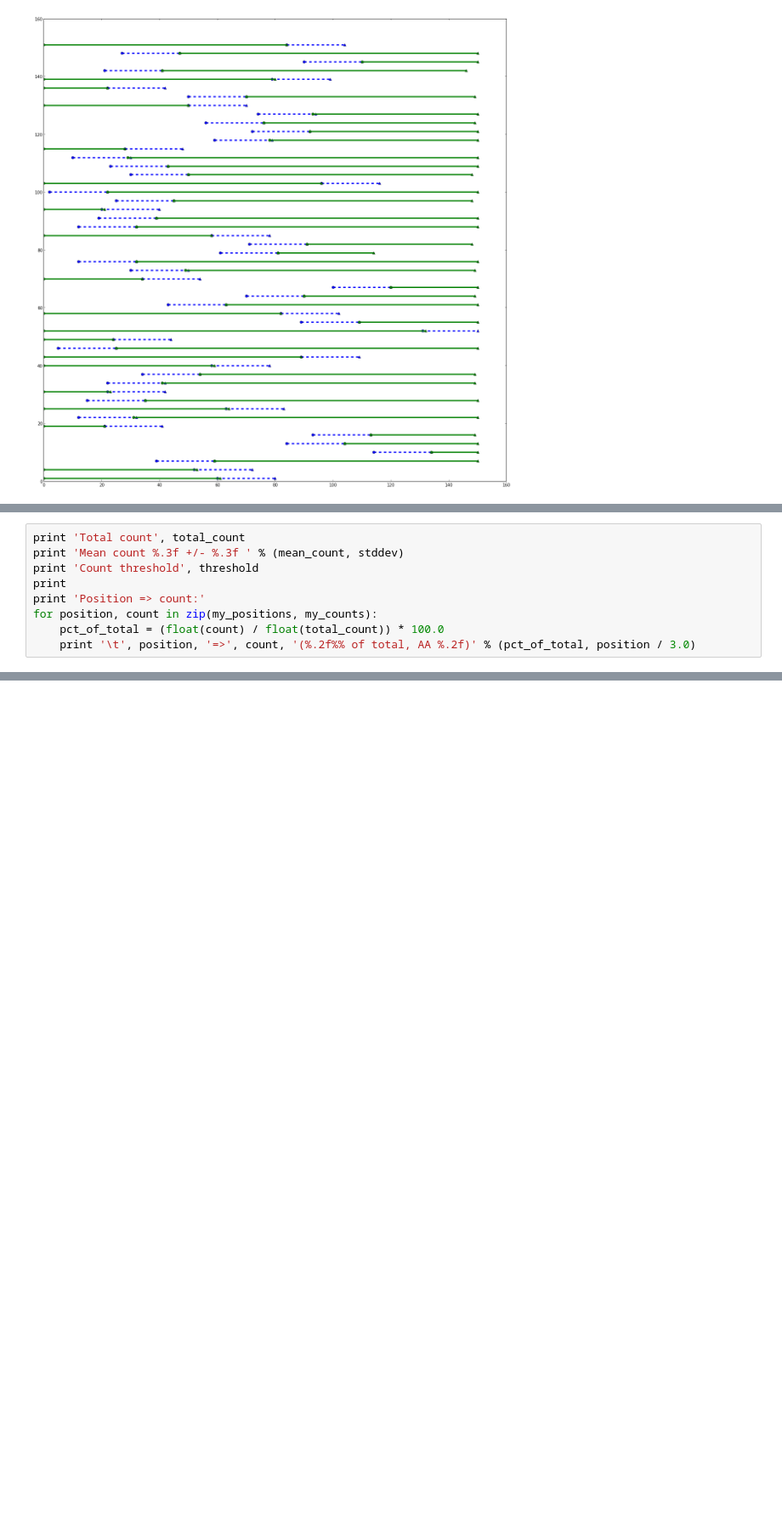
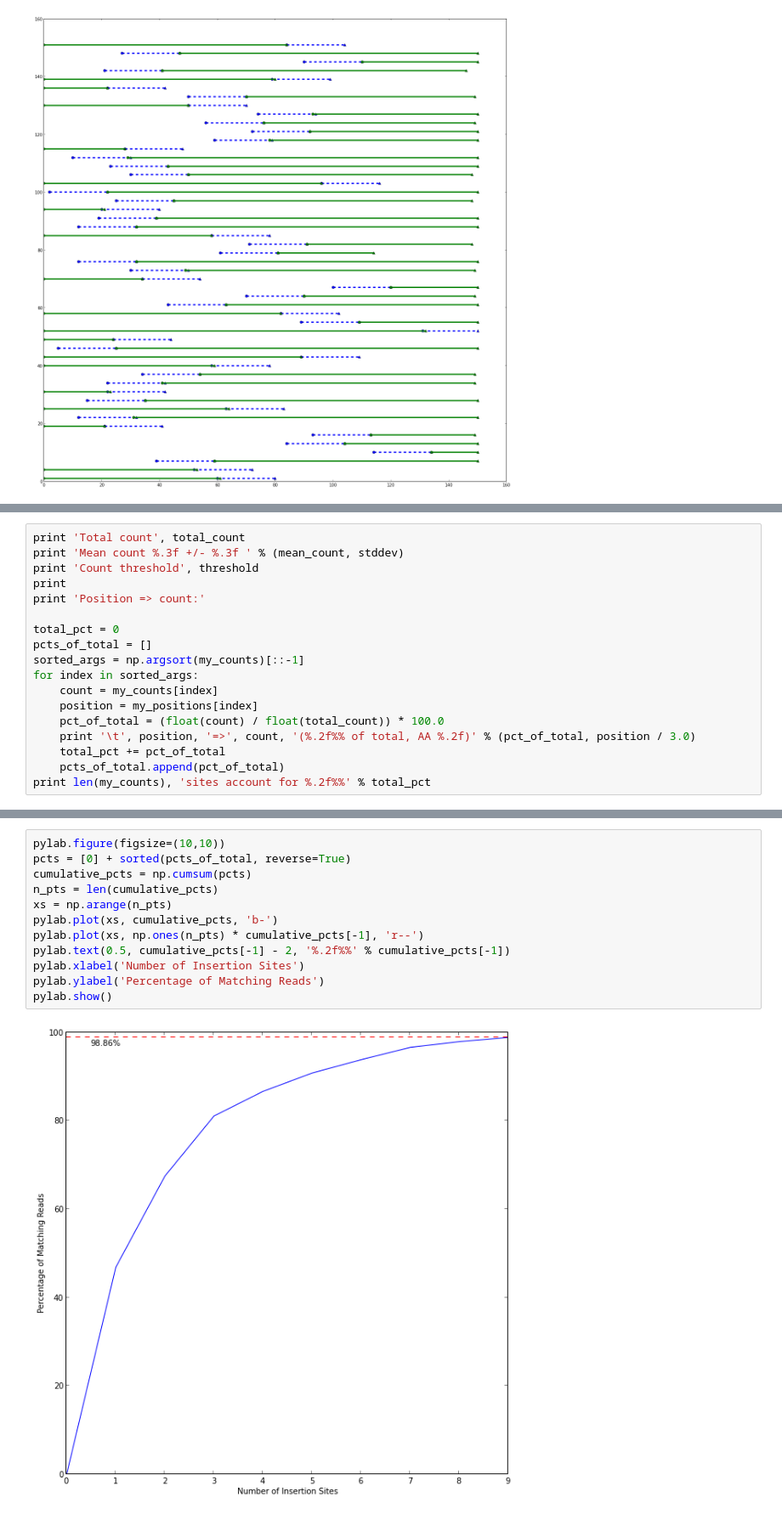
Before and after one commit to flamholz/popseq, a Jupyter notebook: notebooks/Sequencing Data Analysis #1.ipynb, the cells around one changed output, grey strips where cells are left out. Shown at 85% size. Cells and saved outputs as stored; diff of their text form; blank space fills up the shorter version.

```diff
--- a/notebooks/Sequencing Data Analysis #1.ipynb
+++ b/notebooks/Sequencing Data Analysis #1.ipynb
@@ -185,7 +211,16 @@ print 'Mean count %.3f +/- %.3f ' % (mean_count, stddev)
 print 'Count threshold', threshold
 print
 print 'Position => count:'
-for position, count in zip(my_positions, my_counts):
+
+total_pct = 0
+pcts_of_total = []
+sorted_args = np.argsort(my_counts)[::-1]
+for index in sorted_args:
+    count = my_counts[index]
+    position = my_positions[index]
     pct_of_total = (float(count) / float(total_count)) * 100.0
     print '\t', position, '=>', count, '(%.2f%% of total, AA %.2f)' % (pct_of_total, position / 3.0)
+    total_pct += pct_of_total
+    pcts_of_total.append(pct_of_total)
+print len(my_counts), 'sites account for %.2f%%' % total_pct
 # %% [output]
@@ -210,0 +242,14 @@ Position => count:
+# %%
+pylab.figure(figsize=(10,10))
+pcts = [0] + sorted(pcts_of_total, reverse=True)
+cumulative_pcts = np.cumsum(pcts)
+n_pts = len(cumulative_pcts)
+xs = np.arange(n_pts)
+pylab.plot(xs, cumulative_pcts, 'b-')
+pylab.plot(xs, np.ones(n_pts) * cumulative_pcts[-1], 'r--')
+pylab.text(0.5, cumulative_pcts[-1] - 2, '%.2f%%' % cumulative_pcts[-1])
+pylab.xlabel('Number of Insertion Sites')
+pylab.ylabel('Percentage of Matching Reads')
+pylab.show()
+# %% [output]
+[figure, added]
```
Also changed, not shown: parts of 4 cells of this notebook.
